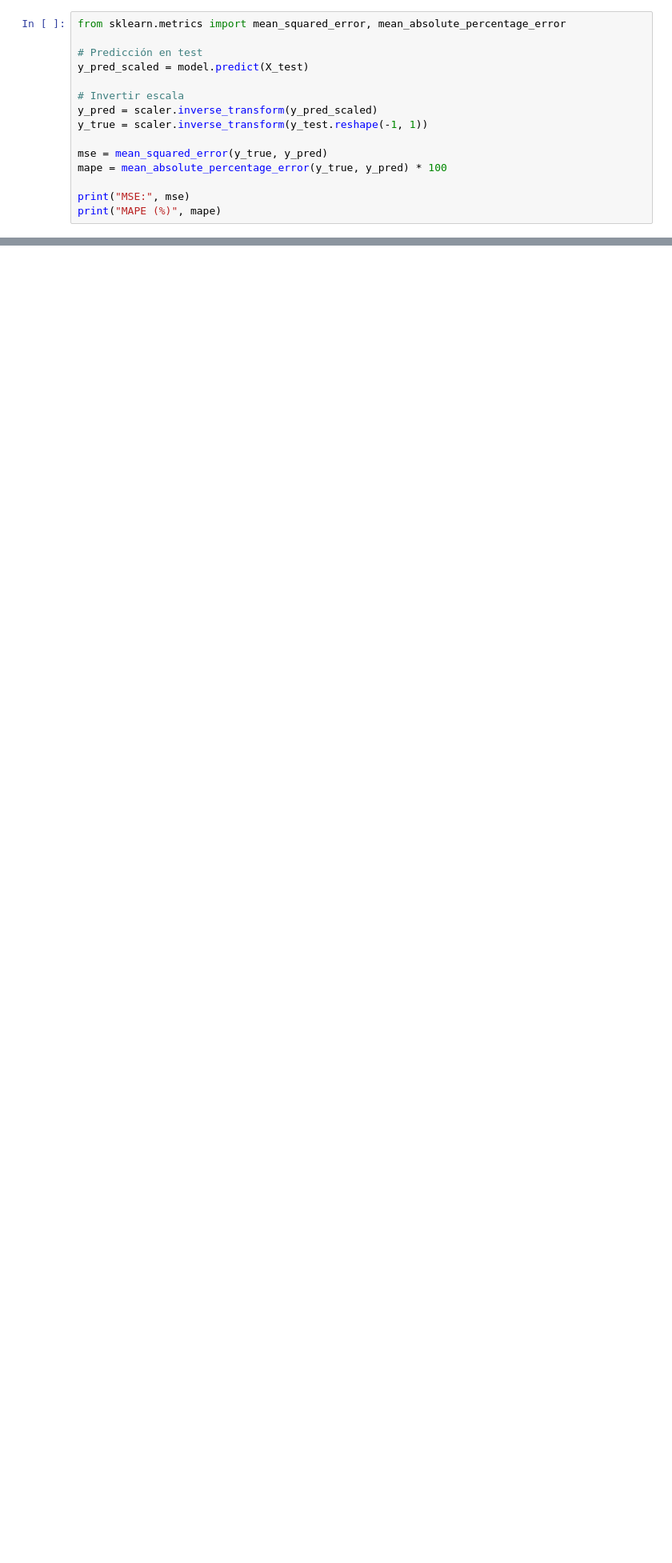
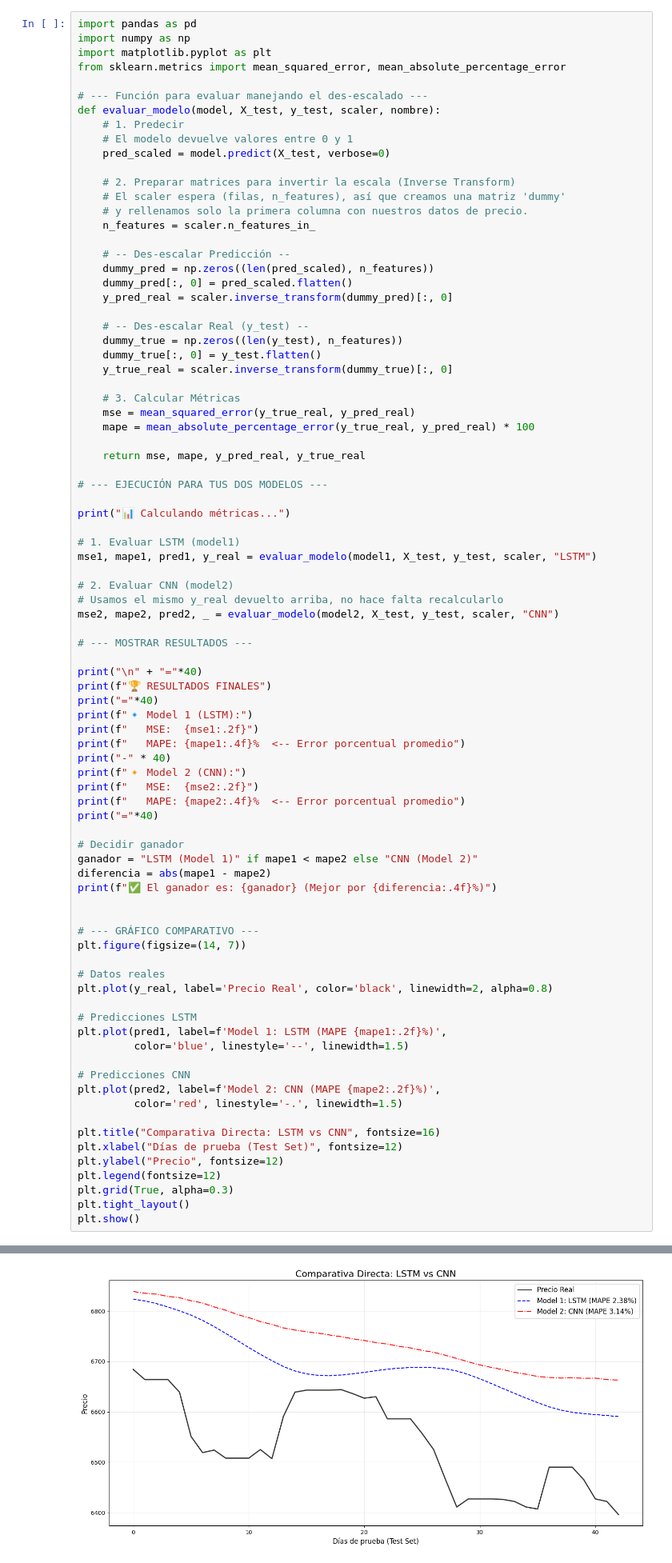
Before and after one commit to maxaguayo01/cnn-Ltsm_prediccion_Polipropileno, a Jupyter notebook: prediccion.ipynb, the cells around one changed output, grey strips where cells are left out. Shown at 80% size. Saved outputs shown, nothing was run; the diff lists cells and outputs as text; blank space fills up the shorter version.

```diff
--- a/prediccion.ipynb
+++ b/prediccion.ipynb
@@ -220,18 +308,88 @@ Epoch 40/40
 # %% [markdown]
 ## MSE y MAPE
 # %%
+import pandas as pd
+import numpy as np
+import matplotlib.pyplot as plt
 from sklearn.metrics import mean_squared_error, mean_absolute_percentage_error
 
-# Predicción en test
-y_pred_scaled = model.predict(X_test)
+# --- Función para evaluar manejando el des-escalado ---
+def evaluar_modelo(model, X_test, y_test, scaler, nombre):
+    # 1. Predecir
+    # El modelo devuelve valores entre 0 y 1
+    pred_scaled = model.predict(X_test, verbose=0)
 
-# Invertir escala
-y_pred = scaler.inverse_transform(y_pred_scaled)
-y_true = scaler.inverse_transform(y_test.reshape(-1, 1))
+    # 2. Preparar matrices para invertir la escala (Inverse Transform)
+    # El scaler espera (filas, n_features), así que creamos una matriz 'dummy'
+    # y rellenamos solo la primera columna con nuestros datos de precio.
+    n_features = scaler.n_features_in_
 
-mse = mean_squared_error(y_true, y_pred)
-mape = mean_absolute_percentage_error(y_true, y_pred) * 100
+    # -- Des-escalar Predicción --
+    dummy_pred = np.zeros((len(pred_scaled), n_features))
+    dummy_pred[:, 0] = pred_scaled.flatten()
+    y_pred_real = scaler.inverse_transform(dummy_pred)[:, 0]
 
-print("MSE:", mse)
-print("MAPE (%)", mape)
+    # -- Des-escalar Real (y_test) --
+    dummy_true = np.zeros((len(y_test), n_features))
+    dummy_true[:, 0] = y_test.flatten()
+    y_true_real = scaler.inverse_transform(dummy_true)[:, 0]
+
+    # 3. Calcular Métricas
+    mse = mean_squared_error(y_true_real, y_pred_real)
+    mape = mean_absolute_percentage_error(y_true_real, y_pred_real) * 100
+
+    return mse, mape, y_pred_real, y_true_real
+
+# --- EJECUCIÓN PARA TUS DOS MODELOS ---
+
+print("📊 Calculando métricas...")
+
+# 1. Evaluar LSTM (model1)
+mse1, mape1, pred1, y_real = evaluar_modelo(model1, X_test, y_test, scaler, "LSTM")
+
+# 2. Evaluar CNN (model2)
+# Usamos el mismo y_real devuelto arriba, no hace falta recalcularlo
+mse2, mape2, pred2, _ = evaluar_modelo(model2, X_test, y_test, scaler, "CNN")
+
+# --- MOSTRAR RESULTADOS ---
+
+print("\n" + "="*40)
+print(f"🏆 RESULTADOS FINALES")
+print("="*40)
+print(f"🔹 Model 1 (LSTM):")
+print(f"   MSE:  {mse1:.2f}")
+print(f"   MAPE: {mape1:.4f}%  <-- Error porcentual promedio")
+print("-" * 40)
+print(f"🔸 Model 2 (CNN):")
+print(f"   MSE:  {mse2:.2f}")
+print(f"   MAPE: {mape2:.4f}%  <-- Error porcentual promedio")
+print("="*40)
+
+# Decidir ganador
+ganador = "LSTM (Model 1)" if mape1 < mape2 else "CNN (Model 2)"
+diferencia = abs(mape1 - mape2)
+print(f"✅ El ganador es: {ganador} (Mejor por {diferencia:.4f}%)")
+
+
+# --- GRÁFICO COMPARATIVO ---
+plt.figure(figsize=(14, 7))
+
+# Datos reales
+plt.plot(y_real, label='Precio Real', color='black', linewidth=2, alpha=0.8)
+
+# Predicciones LSTM
+plt.plot(pred1, label=f'Model 1: LSTM (MAPE {mape1:.2f}%)',
+         color='blue', linestyle='--', linewidth=1.5)
+
+# Predicciones CNN
+plt.plot(pred2, label=f'Model 2: CNN (MAPE {mape2:.2f}%)',
+         color='red', linestyle='-.', linewidth=1.5)
+
+plt.title("Comparativa Directa: LSTM vs CNN", fontsize=16)
+plt.xlabel("Días de prueba (Test Set)", fontsize=12)
+plt.ylabel("Precio", fontsize=12)
+plt.legend(fontsize=12)
+plt.grid(True, alpha=0.3)
+plt.tight_layout()
+plt.show()
 # %% [output]
@@ -240,0 +410 @@ MAPE (%) 2.3030054556688437
+[figure, added]
```
Also changed, not shown: parts of 15 cells of this notebook, 2 other files.
